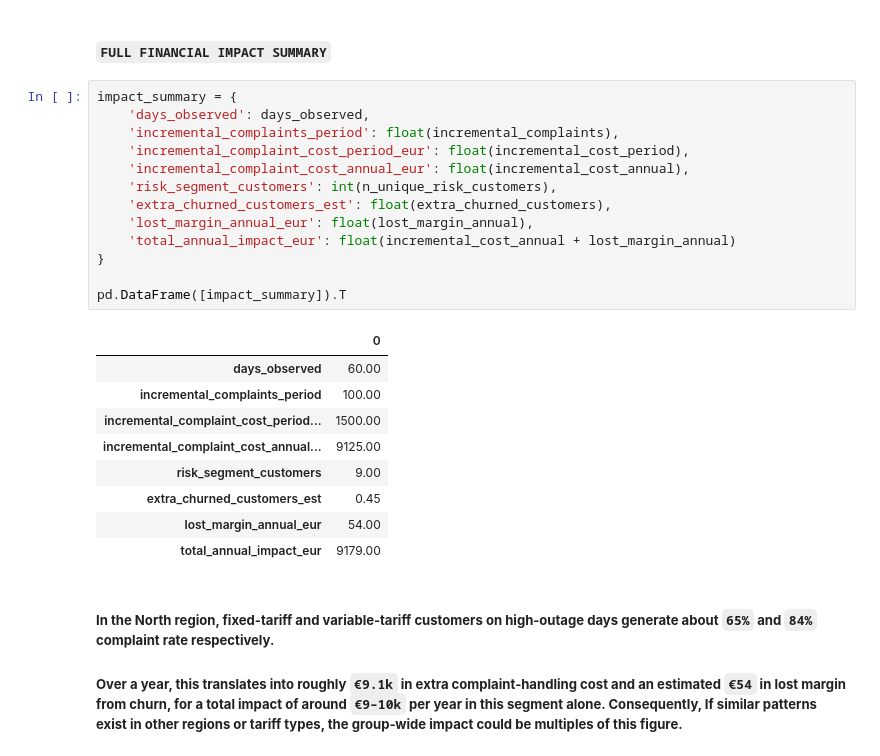
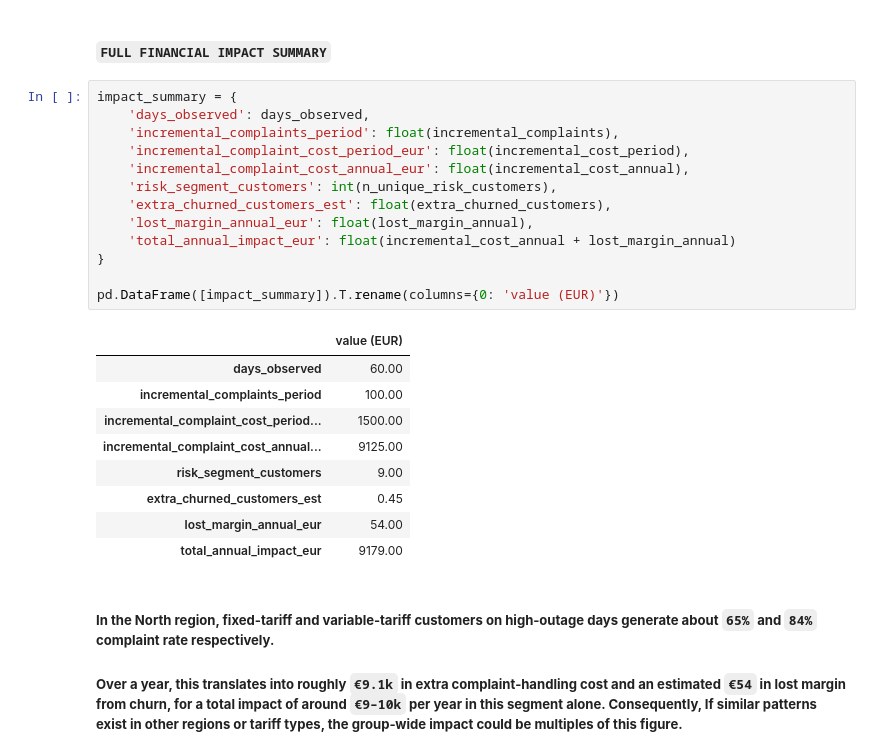
Before and after one commit to larrysman/energy_analytics_end_to_end, a Jupyter notebook: notebooks/06_financial_impact.ipynb, the cells around one changed output. Saved outputs shown, nothing was run; the diff lists cells and outputs as text.

```diff
--- a/notebooks/06_financial_impact.ipynb
+++ b/notebooks/06_financial_impact.ipynb
@@ -239,18 +239,18 @@ This gives a second financial lever including Operational cost of handling extra
 # %%
 impact_summary = {
     'days_observed': days_observed,
     'incremental_complaints_period': float(incremental_complaints),
     'incremental_complaint_cost_period_eur': float(incremental_cost_period),
     'incremental_complaint_cost_annual_eur': float(incremental_cost_annual),
     'risk_segment_customers': int(n_unique_risk_customers),
     'extra_churned_customers_est': float(extra_churned_customers),
     'lost_margin_annual_eur': float(lost_margin_annual),
     'total_annual_impact_eur': float(incremental_cost_annual + lost_margin_annual)
 }
 
-pd.DataFrame([impact_summary]).T
+pd.DataFrame([impact_summary]).T.rename(columns={0: 'value (EUR)'})
 # %% [output]
-|  | 0 |
+|  | value (EUR) |
 | days_observed | 60.00 |
 | incremental_complaints_period | 100.00 |
 | incremental_complaint_cost_period... | 1500.00 |
```
Also changed, not shown: 11 other files.
